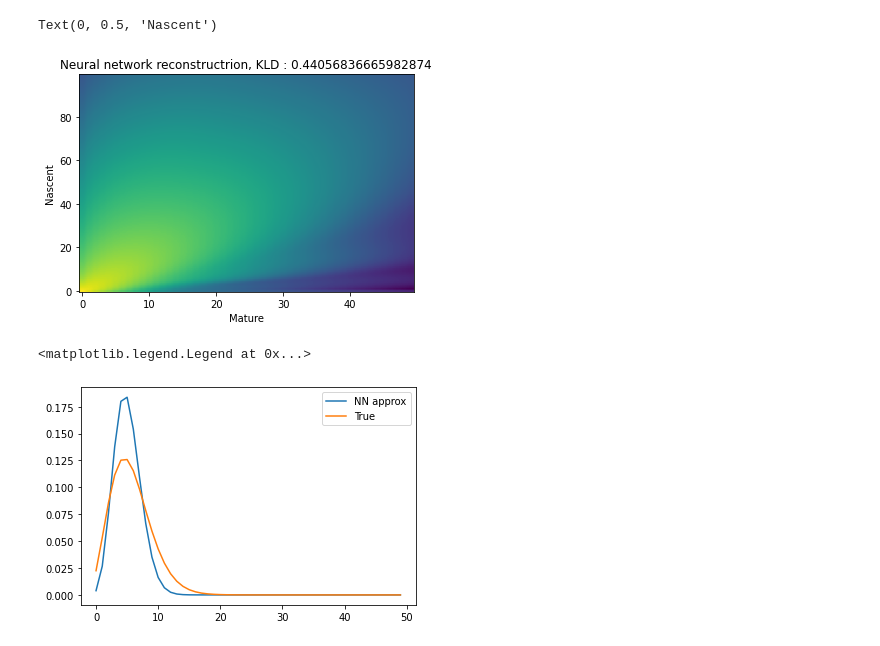
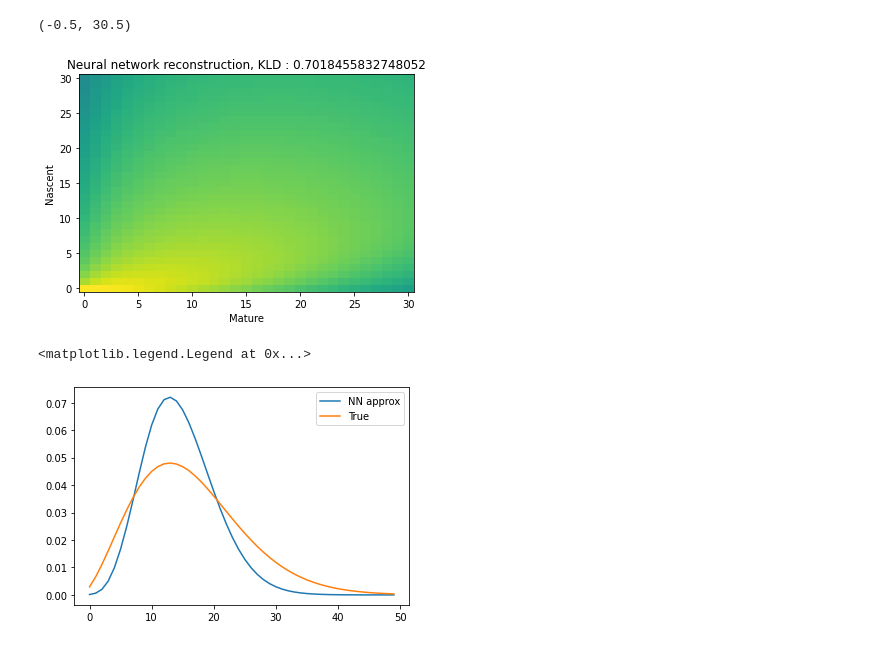
Before and after one commit to pachterlab/monod, a Jupyter notebook: nn_integration.ipynb, the cells around one changed output. Saved outputs shown, nothing was run; the diff lists cells and outputs as text; code cells hidden in the pictures.

```diff
--- a/nn_integration.ipynb
+++ b/nn_integration.ipynb
@@ -23,8 +23,8 @@ import numpy as np
 import matplotlib.pyplot as plt
 # %%
 b = 10
-beta = 1.0
-gamma = 2.0
+beta = 1.3
+gamma = 0.8
 p = np.log10(np.asarray([b,beta,gamma]))
 # %%
 limits = [100,50]
@@ -106,12 +142,14 @@ kld_nn_10 = model_nn_10.eval_model_kld(p, limits, "None", data)
 # %%
-plt.title(f'Neural network reconstructrion, KLD : {kld_nn}')
+plt.title(f'Neural network reconstruction, KLD : {kld_nn}')
 plt.imshow(np.log10(Pss),aspect='auto')
 plt.gca().invert_yaxis()
 plt.xlabel('Mature')
 plt.ylabel('Nascent')
+plt.xlim([-0.5,30.5])
+plt.ylim([-0.5,30.5])
 # %% [output]
-Text(0, 0.5, 'Nascent')
+(-0.5, 30.5)
-[figure, old version]
+[figure, new version]
 # %%
 N = 10
 plt.plot(Pss[N,:]/np.sum(Pss[N,:]),label = 'NN approx')
@@ -119,4 +157,4 @@ plt.plot(Pss_baseline[N,:]/np.sum(Pss_baseline[N,:]),label='True')
 plt.legend()
 # %% [output]
 <matplotlib.legend.Legend at 0x...>
-[figure, old version]
+[figure, new version]
```
Also changed, not shown: parts of 15 cells of this notebook.
